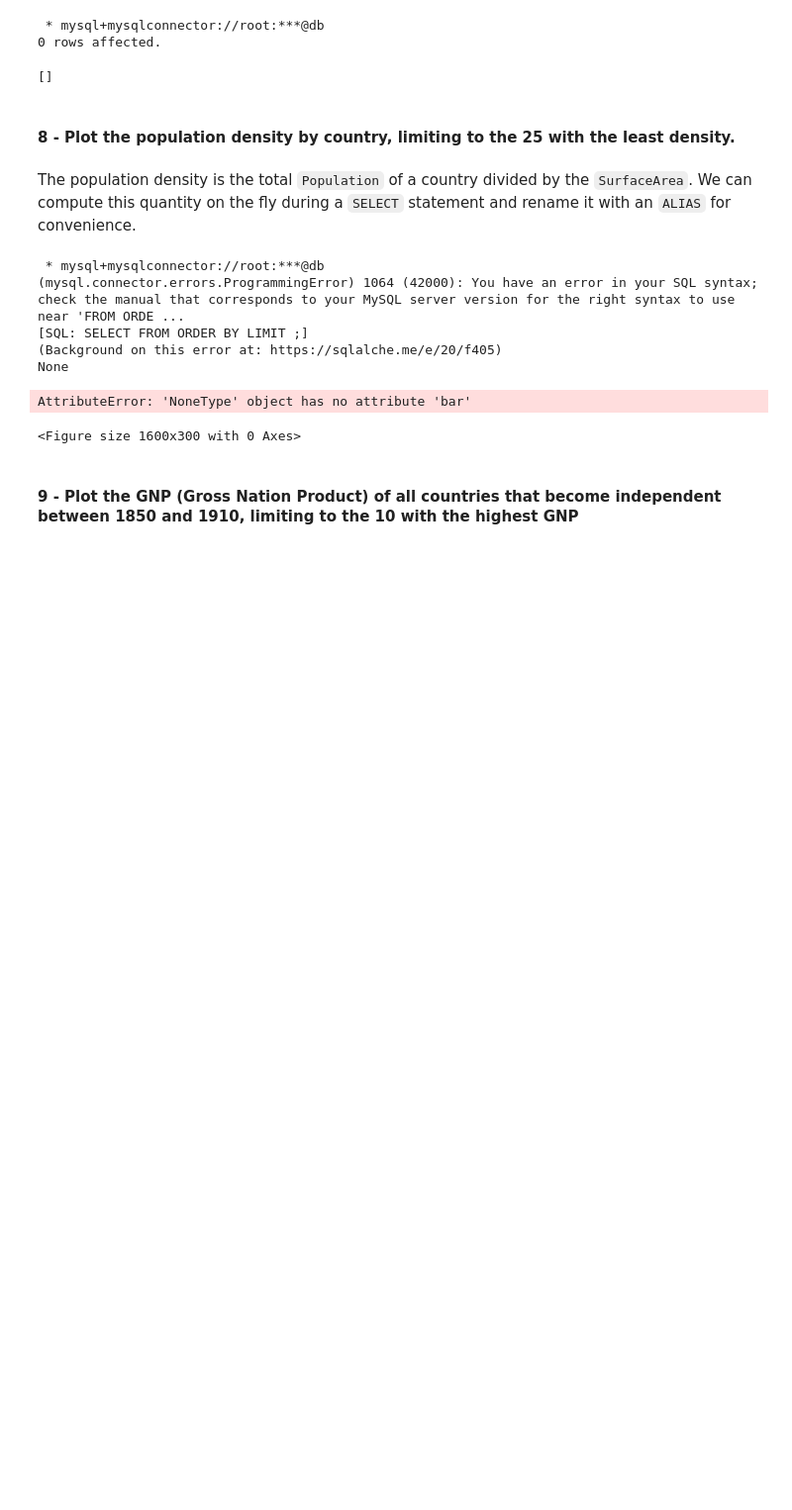
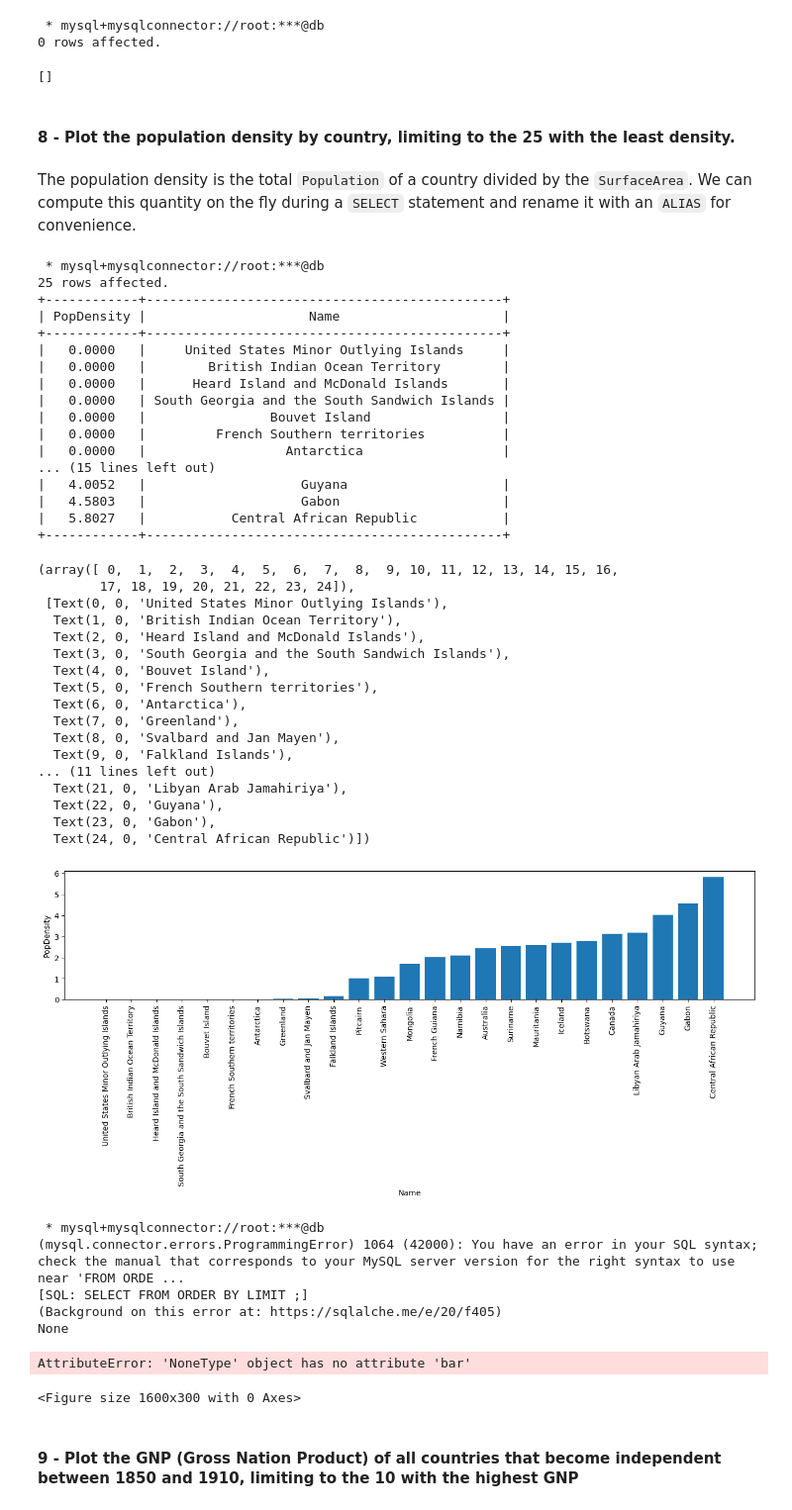
Before and after one commit to AmorosettiG/MAPD_B, a Jupyter notebook: mysql/notebooks/MySQL.ipynb, the cells around one changed output. Shown at 99% size. Drawn from its saved outputs; the diff is of its cells as text; code cells hidden in the pictures; blank space fills up the shorter version.

```diff
--- a/mysql/notebooks/MySQL.ipynb
+++ b/mysql/notebooks/MySQL.ipynb
@@ -1762,6 +1957,51 @@ DESCRIBE country
 # %% [markdown]
 The population density is the total `Population` of a country divided by the `SurfaceArea`.
 We can compute this quantity on the fly during a `SELECT` statement and rename it with an `ALIAS` for convenience.
+# %%
+density = %sql SELECT Population/SurfaceArea AS PopDensity, Name FROM country ORDER BY PopDensity ASC LIMIT 25;
+print(density)
+import matplotlib.pyplot as plt
+%matplotlib inline
+
+plt.figure(figsize=(16, 3))
+density.bar()
+plt.xticks(rotation='vertical')
+# %% [output]
+ * mysql+mysqlconnector://root:***@db
+25 rows affected.
++------------+----------------------------------------------+
+| PopDensity |                     Name                     |
++------------+----------------------------------------------+
+|   0.0000   |     United States Minor Outlying Islands     |
+|   0.0000   |        British Indian Ocean Territory        |
+|   0.0000   |      Heard Island and McDonald Islands       |
+|   0.0000   | South Georgia and the South Sandwich Islands |
+|   0.0000   |                Bouvet Island                 |
+|   0.0000   |         French Southern territories          |
+|   0.0000   |                  Antarctica                  |
+... (15 lines left out)
+|   4.0052   |                    Guyana                    |
+|   4.5803   |                    Gabon                     |
+|   5.8027   |           Central African Republic           |
++------------+----------------------------------------------+
+(array([ 0,  1,  2,  3,  4,  5,  6,  7,  8,  9, 10, 11, 12, 13, 14, 15, 16,
+        17, 18, 19, 20, 21, 22, 23, 24]),
+ [Text(0, 0, 'United States Minor Outlying Islands'),
+  Text(1, 0, 'British Indian Ocean Territory'),
+  Text(2, 0, 'Heard Island and McDonald Islands'),
+  Text(3, 0, 'South Georgia and the South Sandwich Islands'),
+  Text(4, 0, 'Bouvet Island'),
+  Text(5, 0, 'French Southern territories'),
+  Text(6, 0, 'Antarctica'),
+  Text(7, 0, 'Greenland'),
+  Text(8, 0, 'Svalbard and Jan Mayen'),
+  Text(9, 0, 'Falkland Islands'),
+... (11 lines left out)
+  Text(21, 0, 'Libyan Arab Jamahiriya'),
+  Text(22, 0, 'Guyana'),
+  Text(23, 0, 'Gabon'),
+  Text(24, 0, 'Central African Republic')])
+[figure, added]
 # %%
 res_ = %sql SELECT     FROM     ORDER BY        LIMIT ;
 
```
Also changed, not shown: parts of 17 cells of this notebook.
